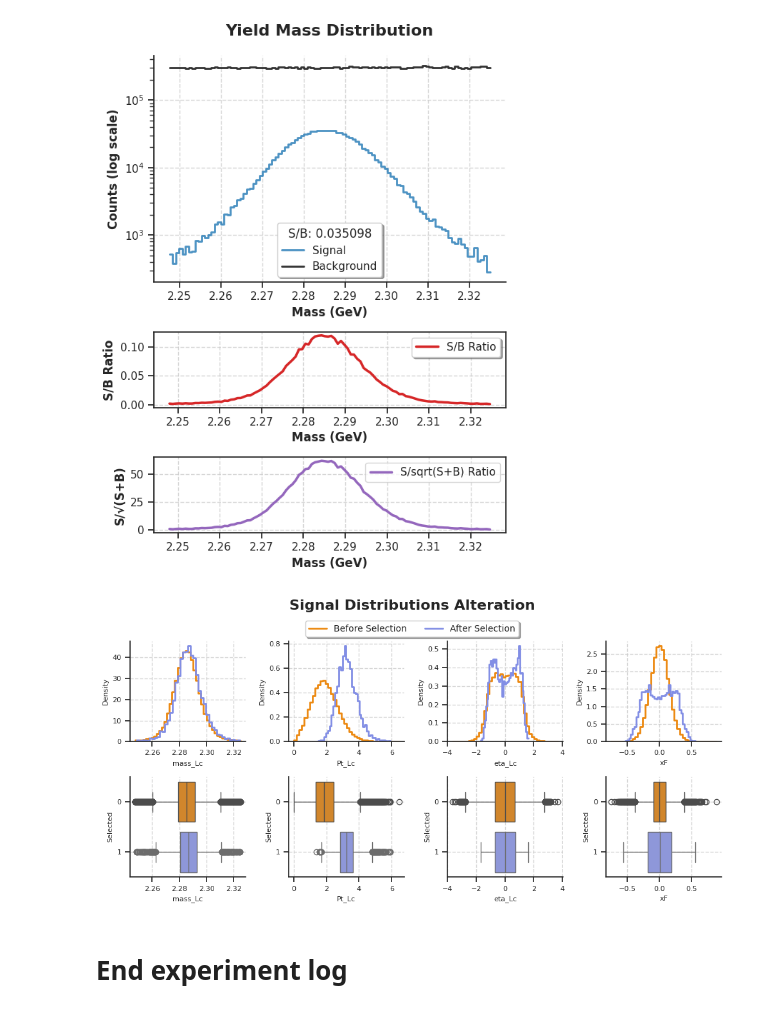
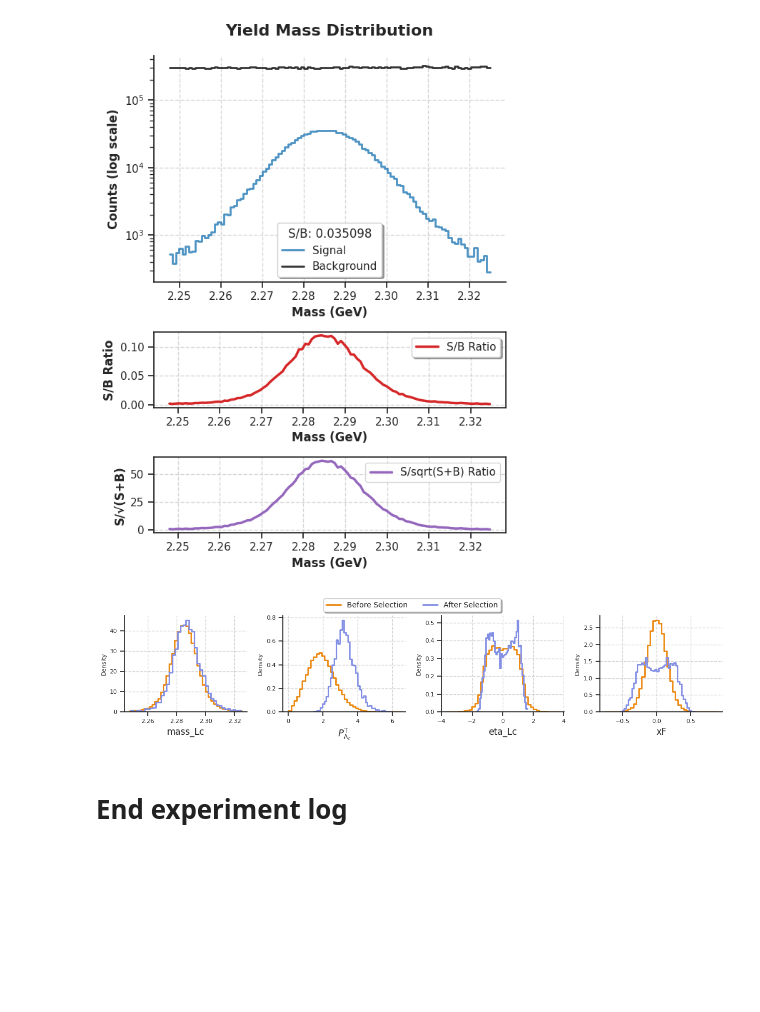
Before and after one commit to ArtSmirnovCH/SPD-Lc-pKpi-27, a Jupyter notebook: analysis_notebooks/ML_analysis/classifiers/XGBoost_classifier.ipynb, the cells around one changed output. Cells and saved outputs as stored; diff of their text form; code cells hidden in the pictures; blank space fills up the shorter version.

```diff
--- a/analysis_notebooks/ML_analysis/classifiers/XGBoost_classifier.ipynb
+++ b/analysis_notebooks/ML_analysis/classifiers/XGBoost_classifier.ipynb
@@ -1321,14 +1421,14 @@ temp_test_df = temp_test_df.rename(columns={'cut_based_selection_mask_test': 'se
 # %%
-fig, axes = plt.subplots(2, 3, figsize=(10, 6))
+fig, axes = plt.subplots(1, 3, figsize=(12, 4))
 
 names = (
-    'delta_eta_pip', 'delta_eta_p', 'rapidity_K',
+    'sum_abs_pt', 'Pt_Lc', 'OA_pip',
 )
 
-select_direction = ['left','left', 'right']
-cut_point = [0.518, 0.238, 0.255]
+select_direction = ['right','right', 'right']
+cut_point = [1.704023, 1.863507, 1.3904131]
 
-for i, (distr_name, ax) in enumerate(zip(names, axes[0, :])):
+for i, (distr_name, ax) in enumerate(zip(names, axes)):
     sns.histplot(
         data=temp_test_df.loc[temp_test_df['tag'] == 'Sig'],
         x=distr_name,
@@ -1359,7 +1459,8 @@ for i, (distr_name, ax) in enumerate(zip(names, axes[0, :])):
         label='After ML',
     )
 
-    ax.set_xlabel(f'{distr_name}', fontsize=8)
+    x_label = CFG.official_names[distr_name] if distr_name in CFG.official_names.keys() else distr_name
+    ax.set_xlabel(x_label, fontsize=12)
     ax.set_ylabel('Density', fontsize=8)
     ax.spines['top'].set_visible(False)
     ax.spines['right'].set_visible(False)
@@ -1400,7 +1501,7 @@ for i, (distr_name, ax) in enumerate(zip(names, axes[0, :])):
         bbox=dict(boxstyle='round,pad=0.3', facecolor='white', edgecolor='black', alpha=0.7)
     )
 
-for i, (distr_name, ax) in enumerate(zip(names, axes[1, :])):
+"""for i, (distr_name, ax) in enumerate(zip(names, axes[1, :])):
 
     sns.boxplot(
         data=temp_test_df.loc[temp_test_df['tag'] == 'Sig'],
@@ -1432,10 +1533,10 @@ for i, (distr_name, ax) in enumerate(zip(names, axes[1, :])):
     ax.spines['right'].set_visible(False)
     ax.grid(True, alpha=0.8, linestyle='--')
     ax.tick_params(axis='both', labelsize=8)
-    ax.legend(loc='upper right', fontsize=8)
+    ax.legend(loc='upper right', fontsize=8)"""
 
 
 plt.tight_layout()
-plt.savefig(f'/home/ome123/Рабочий стол/SPD/SPD_Lc_pKpi_27/plots/dist_after_ML_3.pdf', bbox_inches='tight')
+plt.savefig(f'/home/ome123/Рабочий стол/SPD/SPD_Lc_pKpi_27/plots/dist_after_ML_1.pdf', bbox_inches='tight')
 plt.show()
 # %% [output]
@@ -1588,18 +1693,16 @@ temp_test_df = test_df.copy()
 temp_test_df['cut_based_selection_mask_test'] = cut_based_selection_mask_test
 temp_test_df = temp_test_df.rename(columns={'cut_based_selection_mask_test': 'selected'})
 
-fig, axes = plt.subplots(2, 4, figsize=(10, 5))
-fig.suptitle('Signal Distributions Alteration', fontsize=16, fontweight='bold')
+fig, axes = plt.subplots(1, 4, figsize=(12, 3))
+# fig.suptitle('Signal Distributions Alteration', fontsize=16, fontweight='bold')
 
 names = ('mass_Lc', 'Pt_Lc', 'eta_Lc', 'xF')
-
 
 handles = []
 labels = []
 
-for i, (distr_name, ax) in enumerate(zip(names, axes[0, :])):
+for i, (distr_name, ax) in enumerate(zip(names, axes)):
 
-    # Before Selection
     sns.histplot(
         data=temp_test_df.loc[temp_test_df['tag'] == 'Sig'],
         x=distr_name,
@@ -1615,7 +1718,6 @@ for i, (distr_name, ax) in enumerate(zip(names, axes[0, :])):
         label='Before Selection'
     )
 
-    # After Selection
     sns.histplot(
         data=temp_test_df.loc[(temp_test_df['tag'] == 'Sig') & (temp_test_df['selected'] == 1)],
         x=distr_name,
@@ -1631,7 +1733,8 @@ for i, (distr_name, ax) in enumerate(zip(names, axes[0, :])):
         label='After Selection',
     )
 
-    ax.set_xlabel(f'{distr_name}', fontsize=8)
+    x_label = CFG.official_names[distr_name] if distr_name in CFG.official_names.keys() else distr_name
+    ax.set_xlabel(x_label, fontsize=12)
     ax.set_ylabel('Density', fontsize=8)
     ax.spines['top'].set_visible(False)
     ax.spines['right'].set_visible(False)
@@ -1639,9 +1742,9 @@ for i, (distr_name, ax) in enumerate(zip(names, axes[0, :])):
     ax.tick_params(axis='both', labelsize=8)
 
 
-handles, labels = axes[0, 0].get_legend_handles_labels()
+handles, labels = axes[0].get_legend_handles_labels()
 
-for i, (distr_name, ax) in enumerate(zip(names, axes[1, :])):
+"""for i, (distr_name, ax) in enumerate(zip(names, axes[1, :])):
 
     sns.boxplot(
         data=temp_test_df.loc[temp_test_df['tag'] == 'Sig'],
@@ -1660,36 +1763,36 @@ for i, (distr_name, ax) in enumerate(zip(names, axes[1, :])):
         x=distr_name,
         y=[1] * len(temp_test_df.loc[(temp_test_df['tag'] == 'Sig') & (temp_test_df['selected'] == 1)]),
         color="#828EE5",
         orient='h',
         whis=1.5,
         ax=ax,
         dodge=False,
         # label='After Selection'
     )
 
     ax.set_xlabel(f'{distr_name}', fontsize=8)
     ax.set_ylabel('Selected', fontsize=8)
     ax.spines['top'].set_visible(False)
     ax.spines['right'].set_visible(False)
     ax.grid(True, alpha=0.8, linestyle='--')
-    ax.tick_params(axis='both', labelsize=8)
+    ax.tick_params(axis='both', labelsize=8)"""
 
 
 fig.legend(handles, labels,
            loc='lower center',
            bbox_to_anchor=(0.5, 0.85),
            ncol=2,
            fontsize=10,
            frameon=True,
            fancybox=True,
            shadow=True)
 
 plt.tight_layout()
 plt.subplots_adjust(top=0.85)
-# plt.savefig(f'/home/ome123/Рабочий стол/SPD/SPD_Lc_pKpi_27/plots/Lc_dist_after_ML_based.pdf', bbox_inches='tight')
+plt.savefig(f'/home/ome123/Рабочий стол/SPD/SPD_Lc_pKpi_27/plots/Lc_dist_after_ML_based.pdf', bbox_inches='tight')
 plt.show()
 # %% [output]
-[figure, old version]
+[figure, new version]
 # %%
 # temp_test_df.loc[(temp_test_df['tag'] == 'Sig') & (temp_test_df['selected'] == 1), ['xF', 'Pt_Lc']].to_csv('/home/ome123/Рабочий стол/SPD/SPD_Lc_pKpi_27/Data/xF_annd_Pt_Lc_data_after_ML.csv')
 # %% [markdown]
```
Also changed, not shown: parts of 6 cells of this notebook, 38 other files.
